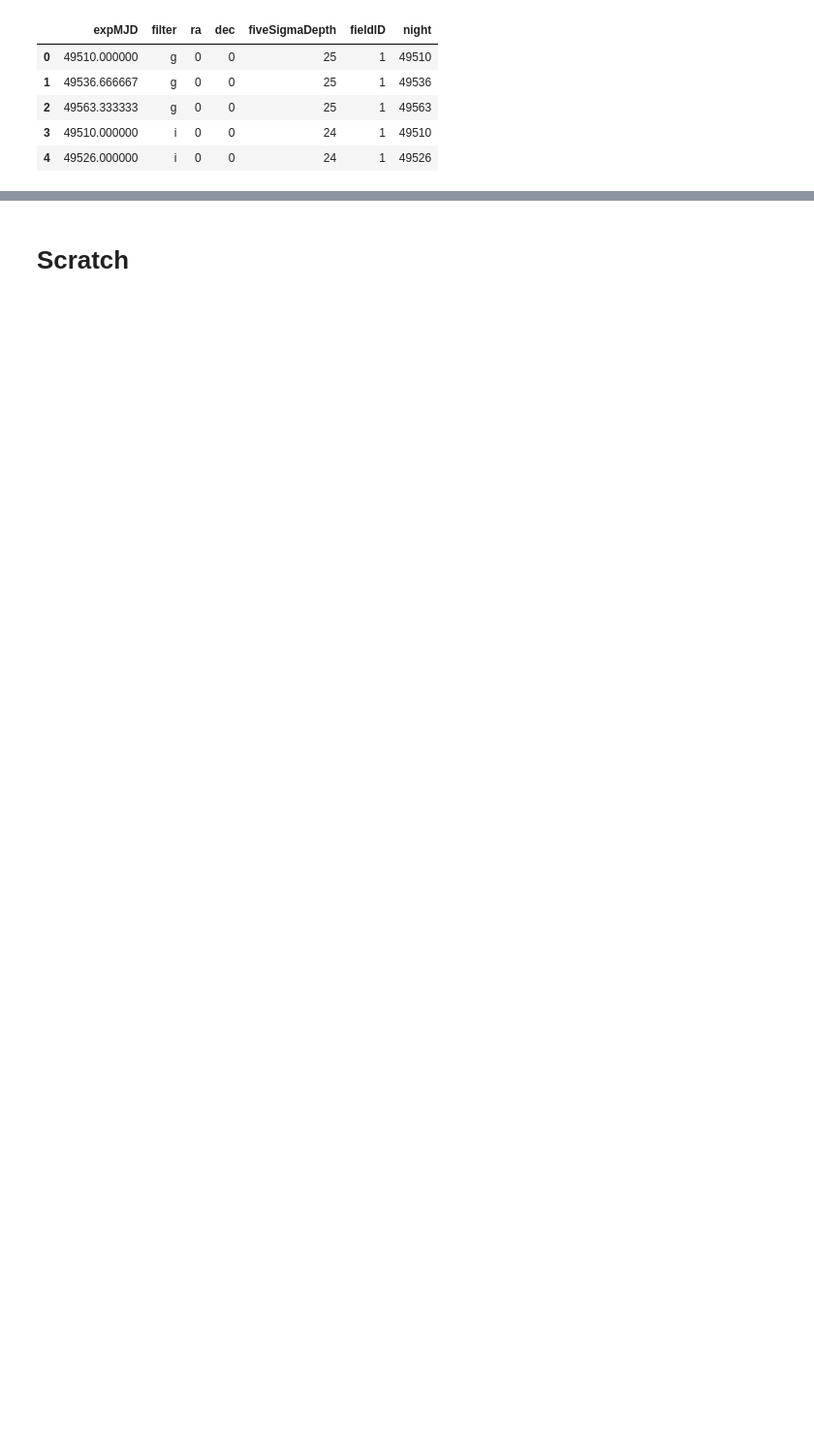
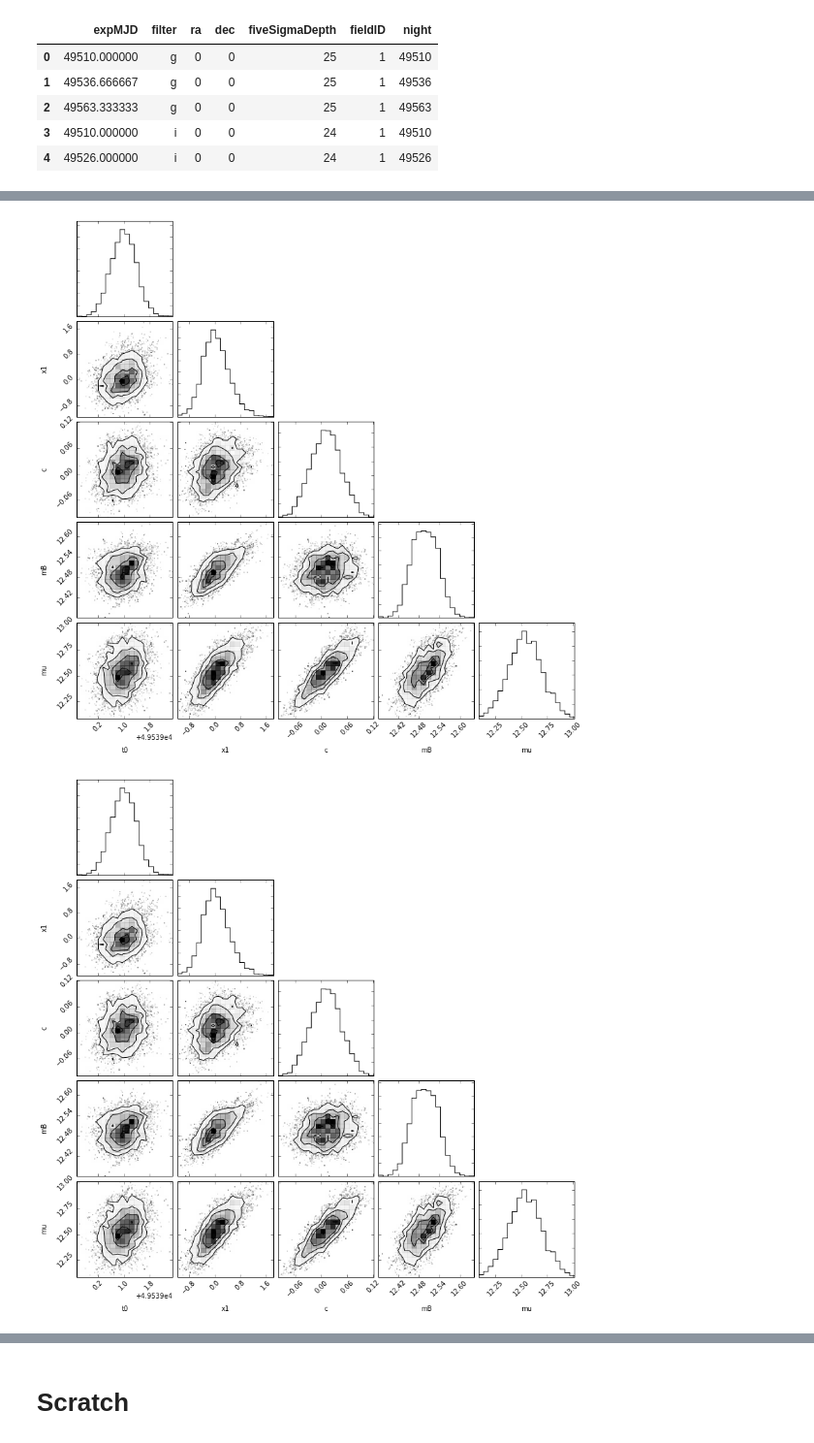
Before and after one commit to rbiswas4/Cadence, a Jupyter notebook: quality/usingPseudoOpsim.ipynb, the cells around one changed output, grey strips where cells are left out. Shown at 97% size. Cells and saved outputs as stored; diff of their text form; code cells hidden in the pictures; blank space fills up the shorter version.

```diff
--- a/quality/usingPseudoOpsim.ipynb
+++ b/quality/usingPseudoOpsim.ipynb
@@ -81,2 +173,7 @@ lc.head()
+# %%
+corner(q_309.salt_samples(), labels=q_309.salt_samples().columns)
+# %% [output]
+[figure, added]
+[figure, added]
 # %%
 q = PerSNMetric(summarydf=lc, t0=49540, raCol='ra', decCol='dec', lsst_bp=lsst_bp, fieldID=None)
```
Also changed, not shown: parts of 38 cells of this notebook, 4 other files.
